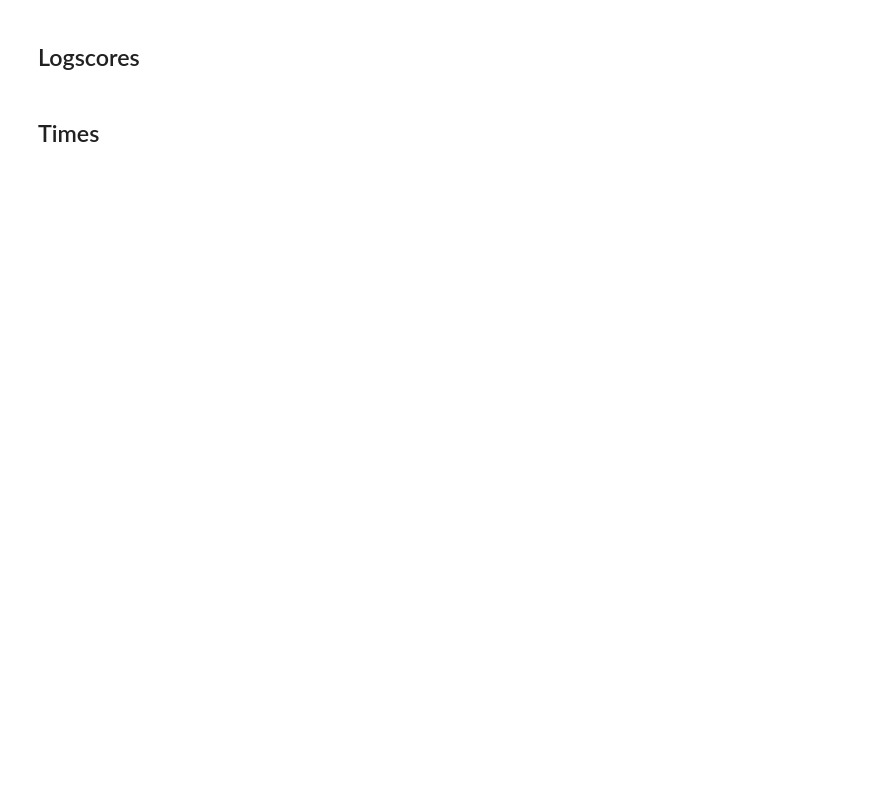
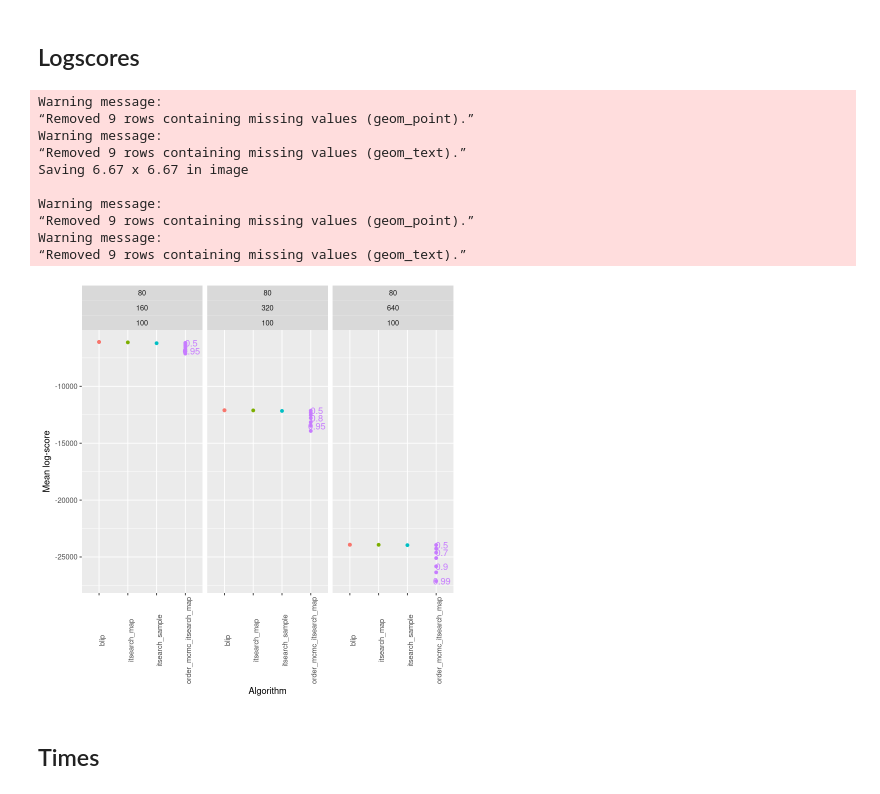
Before and after one commit to felixleopoldo/benchpress, a Jupyter notebook: benchmark/plot.ipynb, the cells around one changed output. Cells and saved outputs as stored; diff of their text form; code cells hidden in the pictures; blank space fills up the shorter version.

Commit message:
new readme. fixed bug in plotting.

```diff
--- a/benchmark/plot.ipynb
+++ b/benchmark/plot.ipynb
@@ -11,9 +11,9 @@ source("lib/code_for_binary_simulations/summarySE.R")
 config <- fromJSON(file = "config.json")
 # %%
 directory <- config$output_dir
-dims <- config$dims
+dims <- config$dims[[1]]
 sample_sizes <- config$sample_sizes[[1]]
 replicates <- config$replicates$start:config$replicates$end
-avparents <-config$av_parents
+avparents <-config$av_parents[[1]]
 # %%
 sample_sizes
@@ -55,7 +113,7 @@ sumROC_order_mcmc = ROCdf_order_mcmc %>%
                               TPR_q3 = quantile(TPR, probs = c(0.95)),
                               time_mean = mean(time),
                               logscore_mean = mean(logscore),
-                              N = n())#%>%
-                    #filter(N %in% replicates)
+                              N = n()) %>%
+                    filter(N %in% length(replicates))
 # %%
 sumROC_order_mcmc
@@ -156,7 +262,7 @@ sum_roc_itsearch <- ROCdf_itsearch %>%
                           logscore_mean =  mean(logscore),
                            time_mean = mean(time),
                            it_mean = mean(it),
-                          N = n())#%>%
-                    #filter(N %in% replicates)
+                          N = n()) %>%
+                    filter(N %in% length(replicates))
 # %%
 sum_roc_itsearch
@@ -467,34 +633,46 @@ geom_point(data = sumROC_order_mcmc,
               col = algorithm)) +
 geom_text(data = sumROC_order_mcmc,
           aes(x = algorithm,
                y = logscore_mean,
                 col = algorithm, label=threshold),
             check_overlap = TRUE,
            nudge_x=0.2,
           nudge_y=0.9) +
 
 #geom_point(data = sum_roc_pcalg,
 #          aes(x = algorithm,
 #              y = logscore_mean,
 #              col = algorithm)) +
 #geom_point(data = sum_roc_mmhc,
 #          aes(x = algorithm,
 #              y = logscore_mean,
 #              col = algorithm)) +
 geom_point(data = sum_roc_blip,
           aes(x = algorithm,
               y = logscore_mean,
               col = algorithm)) +
 geom_point(data = sum_roc_itsearch,
           aes(x = algorithm,
               y = logscore_mean,
               col = algorithm)) +
 theme(axis.text.x = element_text(angle = 90),
       legend.position = "none") +
-#facet_wrap(dim ~ sample_size + N , scales="free_x") +
+facet_wrap(dim ~ sample_size + N , scales="free_x") +
 ylab("Mean log-score") +
 xlab("Algorithm")
 ggsave(file=file.path("logscore.eps"))
+# %% [output]
+Warning message:
+“Removed 9 rows containing missing values (geom_point).”
+Warning message:
+“Removed 9 rows containing missing values (geom_text).”
+Saving 6.67 x 6.67 in image
+
+Warning message:
+“Removed 9 rows containing missing values (geom_point).”
+Warning message:
+“Removed 9 rows containing missing values (geom_text).”
+[figure, added]
 # %% [markdown]
 ## Times
 # %%
```
Also changed, not shown: parts of 19 cells of this notebook, 1 other file.
